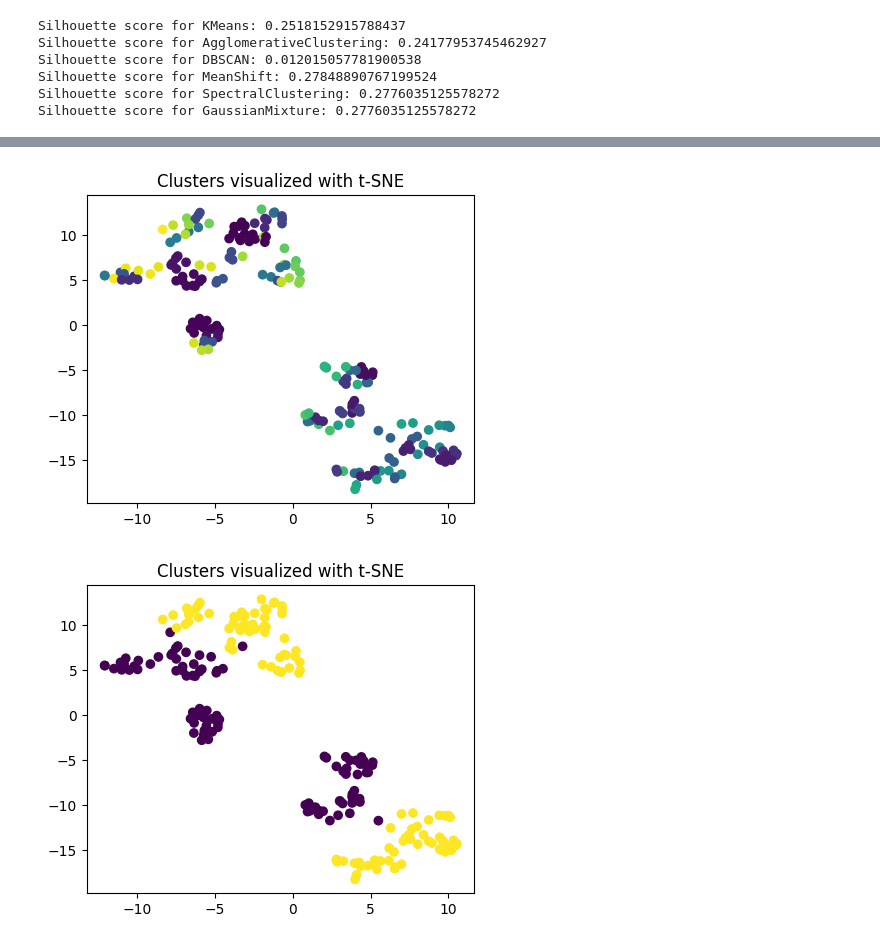
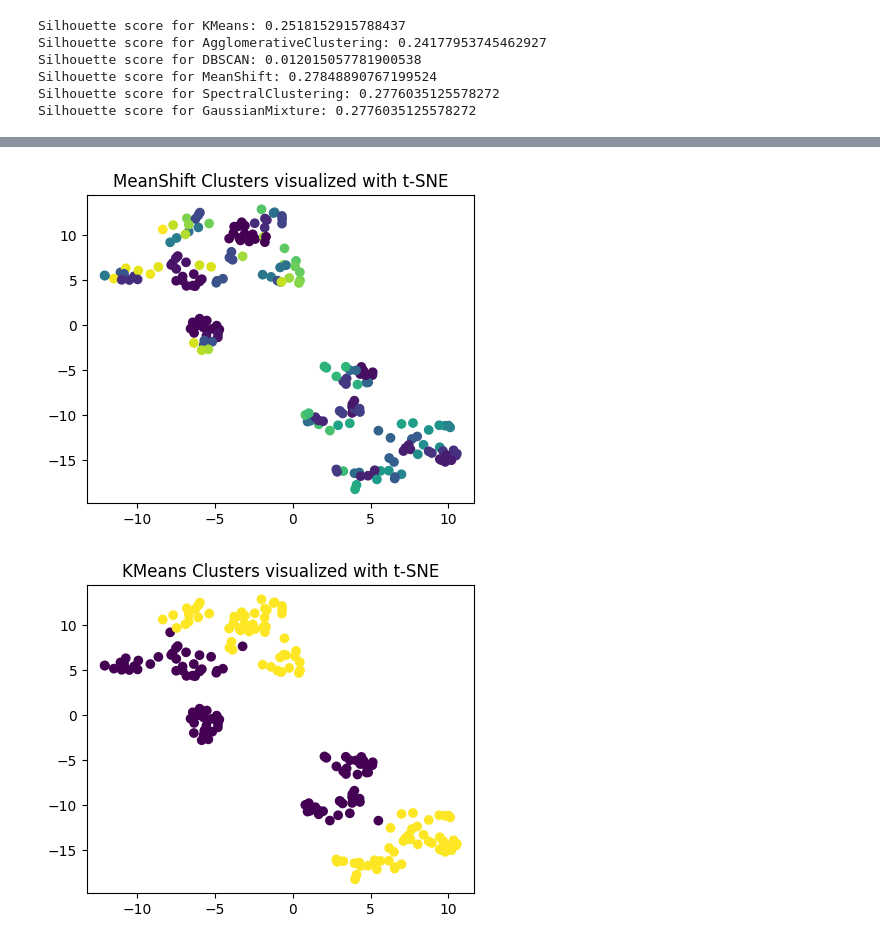
Before and after one commit to essiesalari/Mall-Customers-ML, a Jupyter notebook: Mall Customers ML Project.ipynb, the cells around one changed output, grey strips where cells are left out. Saved outputs shown, nothing was run; the diff lists cells and outputs as text; code cells hidden in the pictures.

```diff
--- a/Mall Customers ML Project.ipynb
+++ b/Mall Customers ML Project.ipynb
@@ -265,18 +265,18 @@ plt.show()
 # %%
 # Fit the MeanShift model and predict the labels
 model = MeanShift(bandwidth=best_params['MeanShift']['bandwidth'])
 model.fit(df_enco_scl)
 labels = model.labels_
 
 tsne = TSNE(n_components=2, random_state=42)
 df_enco_scl_tsne = tsne.fit_transform(df_enco_scl)
 
 plt.figure(figsize=(5, 4))
 plt.scatter(df_enco_scl_tsne[:, 0], df_enco_scl_tsne[:, 1], c=labels, cmap='viridis')
-plt.title('Clusters visualized with t-SNE')
+plt.title('MeanShift Clusters visualized with t-SNE')
 plt.show()
 # %% [output]
-[figure, old version]
+[figure, new version]
 # %%
 # Fit the KMeans model and predict the labels
 model = KMeans(n_clusters=best_params['KMeans']['n_clusters'])
@@ -288,7 +288,7 @@ df_enco_scl_tsne = tsne.fit_transform(df_enco_scl)
 
 plt.figure(figsize=(5, 4))
 plt.scatter(df_enco_scl_tsne[:, 0], df_enco_scl_tsne[:, 1], c=labels, cmap='viridis')
-plt.title('Clusters visualized with t-SNE')
+plt.title('KMeans Clusters visualized with t-SNE')
 plt.show()
 # %% [output]
-[figure, old version]
+[figure, new version]
```
Also changed, not shown: parts of 1 cell of this notebook.
